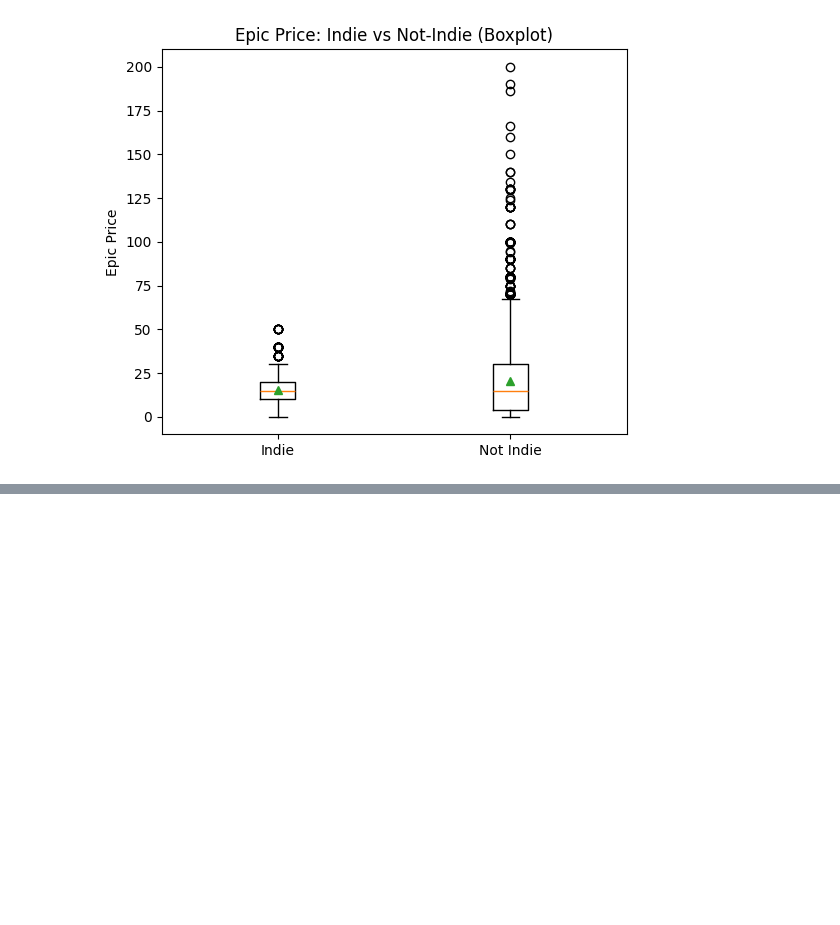
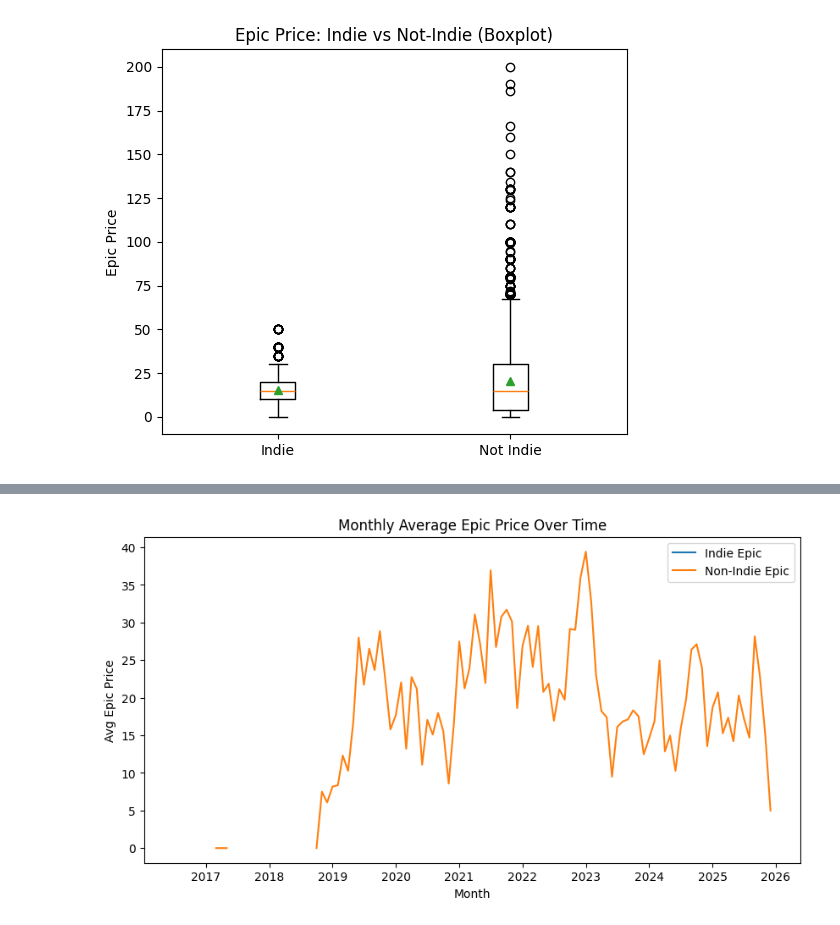
Before and after one commit to etherealgloriaw/data-curation-indie-games, a Jupyter notebook: scripts/3.3-indie-game-analysis-price.ipynb, the cells around one changed output, grey strips where cells are left out. Cells and saved outputs as stored; diff of their text form; code cells hidden in the pictures; blank space fills up the shorter version.

```diff
--- a/scripts/3.3-indie-game-analysis-price.ipynb
+++ b/scripts/3.3-indie-game-analysis-price.ipynb
@@ -146,0 +168,23 @@ plt.show()
+# %%
+indie["effective_date_epic"] = pd.to_datetime(indie["effective_date_epic"], errors="coerce")
+m_indie = (
+    indie.dropna(subset=["effective_date_epic"])
+         .assign(month=lambda d: d["effective_date_epic"].dt.to_period("M"))
+         .groupby("month")["price_epic"].mean()
+         .sort_index()
+)
+
+indie_epic_month = m_indie.index.to_timestamp()
+indie_epic_month = pd.Series(m_indie.values, index=indie_epic_month)
+not_epic_month = notindie.set_index("effective_date_epic")["price_epic"].resample("MS").mean()
+
+plt.figure(figsize=(10,5))
+plt.plot(indie_epic_month.index, indie_epic_month.values, label="Indie Epic")
+plt.plot(not_epic_month.index, not_epic_month.values, label="Non‑Indie Epic")
+plt.xlabel("Month")
+plt.ylabel("Avg Epic Price")
+plt.title("Monthly Average Epic Price Over Time")
+plt.legend()
+plt.show()
+# %% [output]
+[figure, added]
```
Also changed, not shown: parts of 1 cell of this notebook, 1 other file.
